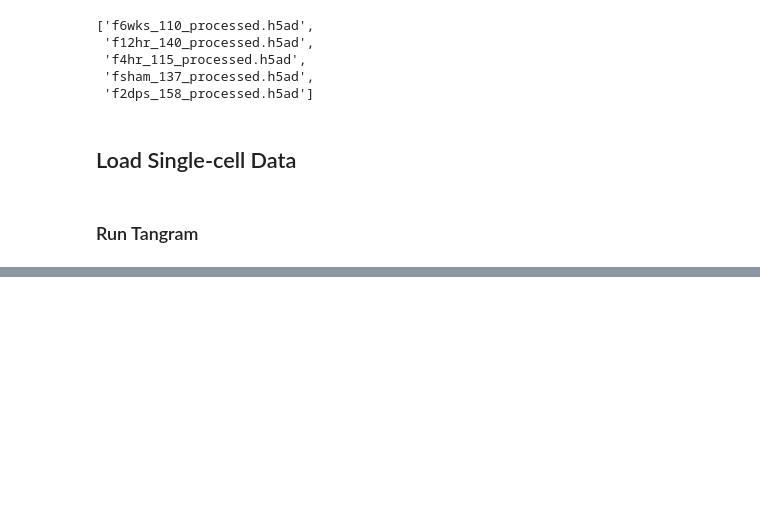
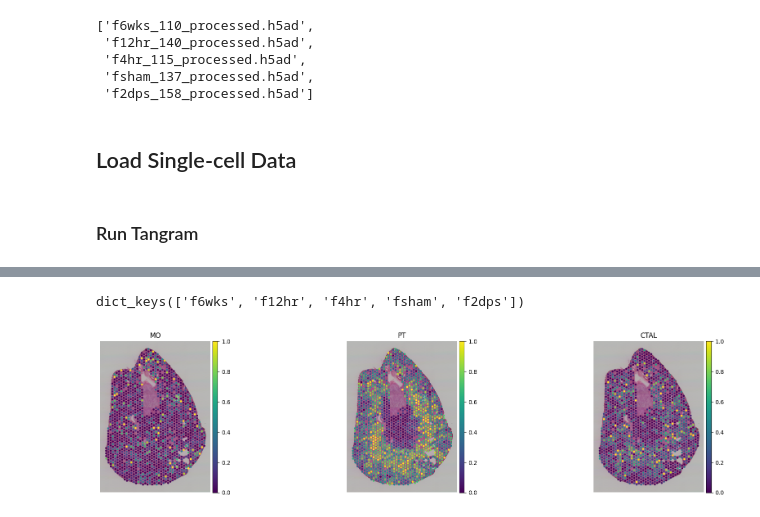
Before and after one commit to saezlab/lianaplus_manuscript, a Jupyter notebook: notebooks/visiumAKI/2.Deconvolute_slides.ipynb, the cells around one changed output, grey strips where cells are left out. Drawn from its saved outputs; the diff is of its cells as text; code cells hidden in the pictures; blank space fills up the shorter version.

```diff
--- a/notebooks/visiumAKI/2.Deconvolute_slides.ipynb
+++ b/notebooks/visiumAKI/2.Deconvolute_slides.ipynb
@@ -97,0 +164,13 @@ Error:
+# %%
+adatas.keys()
+# %% [output]
+dict_keys(['f6wks', 'f12hr', 'f4hr', 'fsham', 'f2dps'])
+# %%
+adata_sp = adatas['fsham']
+# %%
+# annotation_list = list(pd.unique(adata_sc.obs['cell_type']))
+tg.plot_cell_annotation_sc(adata_sp, ['MO', 'PT', 'CTAL'], x='x', y='y', spot_size=100, perc=0.02)
+
+# I seem to have overfiltered the papilla
+# %% [output]
+[figure, added]
```
Also changed, not shown: parts of 12 cells of this notebook.
